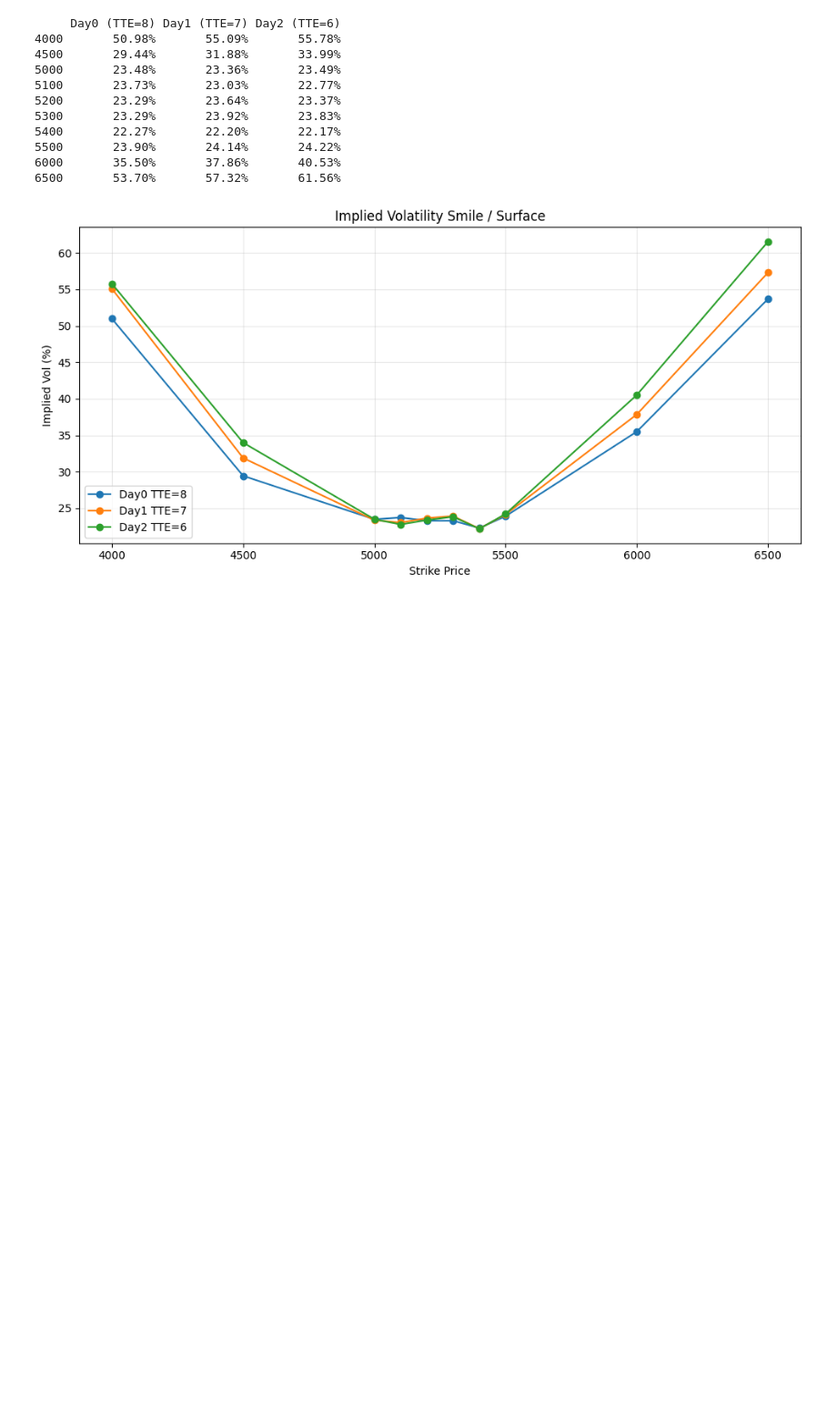
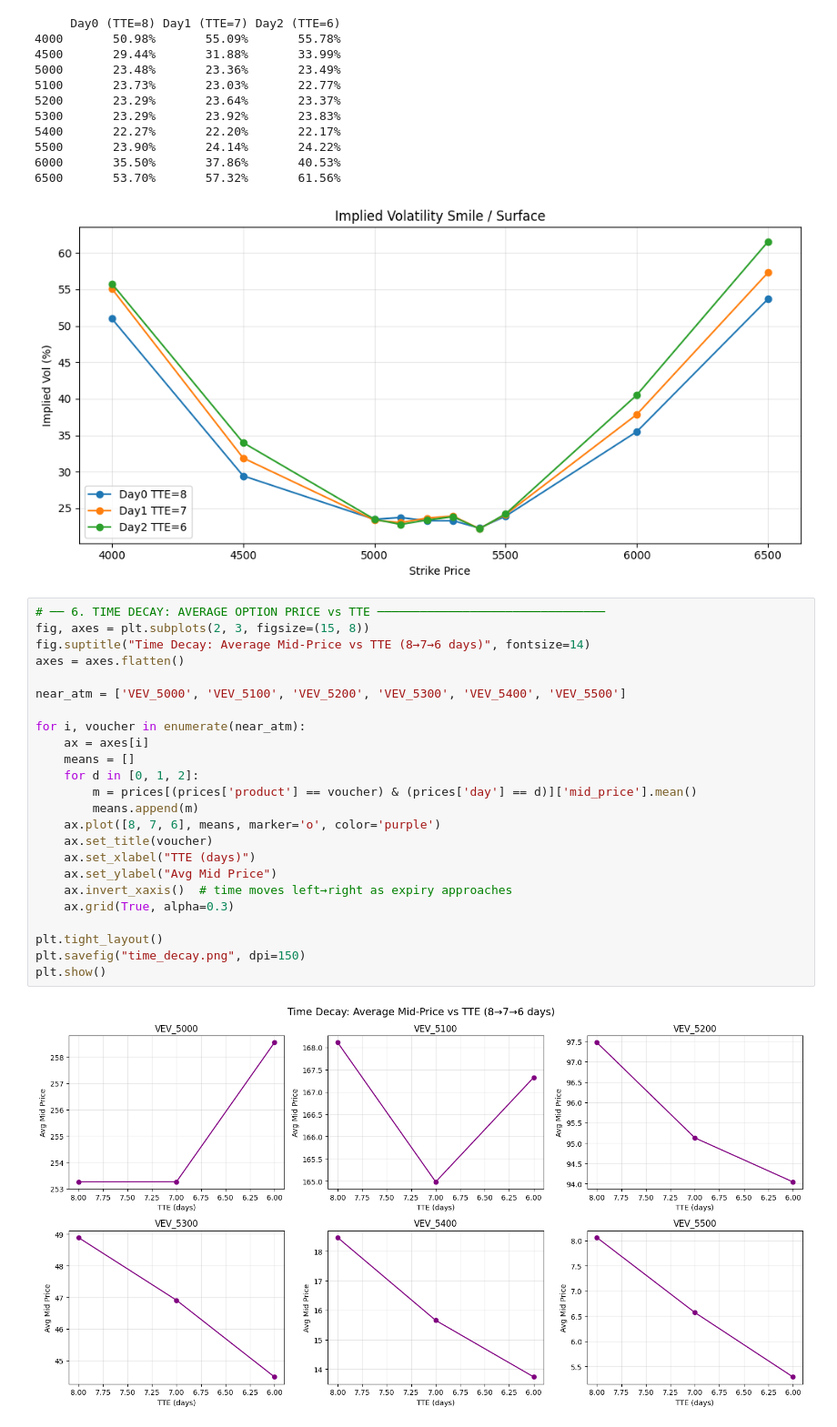
Before and after one commit to Prathama-1/Prosperity-4---Solo42, a Jupyter notebook: Round3_dataset.ipynb, the cells around one changed output. Shown at 91% size. Saved outputs shown, nothing was run; the diff lists cells and outputs as text; blank space fills up the shorter version.

```diff
--- a/Round3_dataset.ipynb
+++ b/Round3_dataset.ipynb
@@ -218,3 +218,29 @@ plt.show()
 6000       35.50%       37.86%       40.53%
 6500       53.70%       57.32%       61.56%
 [figure]
+# %%
+# ── 6. TIME DECAY: AVERAGE OPTION PRICE vs TTE ────────────────────────────────
+fig, axes = plt.subplots(2, 3, figsize=(15, 8))
+fig.suptitle("Time Decay: Average Mid-Price vs TTE (8→7→6 days)", fontsize=14)
+axes = axes.flatten()
+
+near_atm = ['VEV_5000', 'VEV_5100', 'VEV_5200', 'VEV_5300', 'VEV_5400', 'VEV_5500']
+
+for i, voucher in enumerate(near_atm):
+    ax = axes[i]
+    means = []
+    for d in [0, 1, 2]:
+        m = prices[(prices['product'] == voucher) & (prices['day'] == d)]['mid_price'].mean()
+        means.append(m)
+    ax.plot([8, 7, 6], means, marker='o', color='purple')
+    ax.set_title(voucher)
+    ax.set_xlabel("TTE (days)")
+    ax.set_ylabel("Avg Mid Price")
+    ax.invert_xaxis()  # time moves left→right as expiry approaches
+    ax.grid(True, alpha=0.3)
+
+plt.tight_layout()
+plt.savefig("time_decay.png", dpi=150)
+plt.show()
+# %% [output]
+[figure, added]
```
Also changed, not shown: parts of 2 cells of this notebook.
